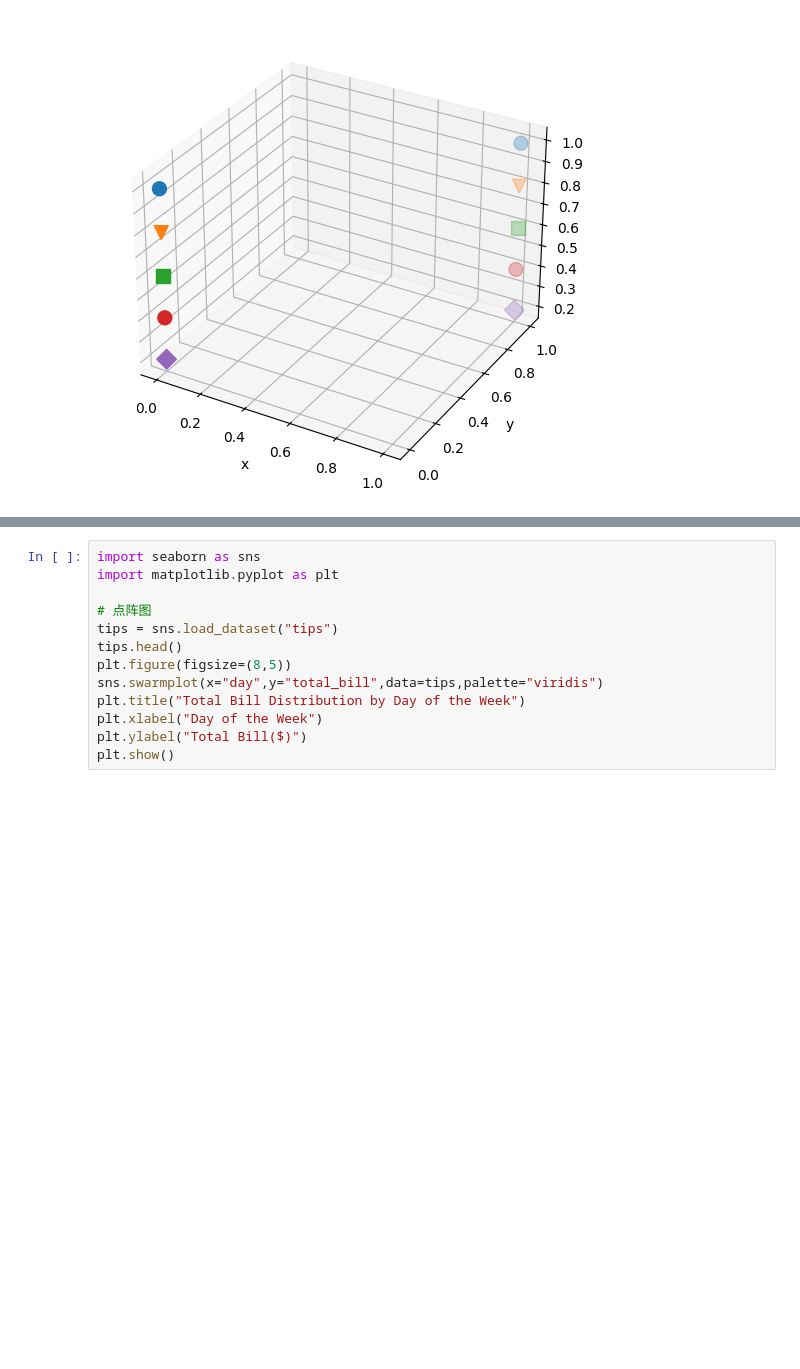
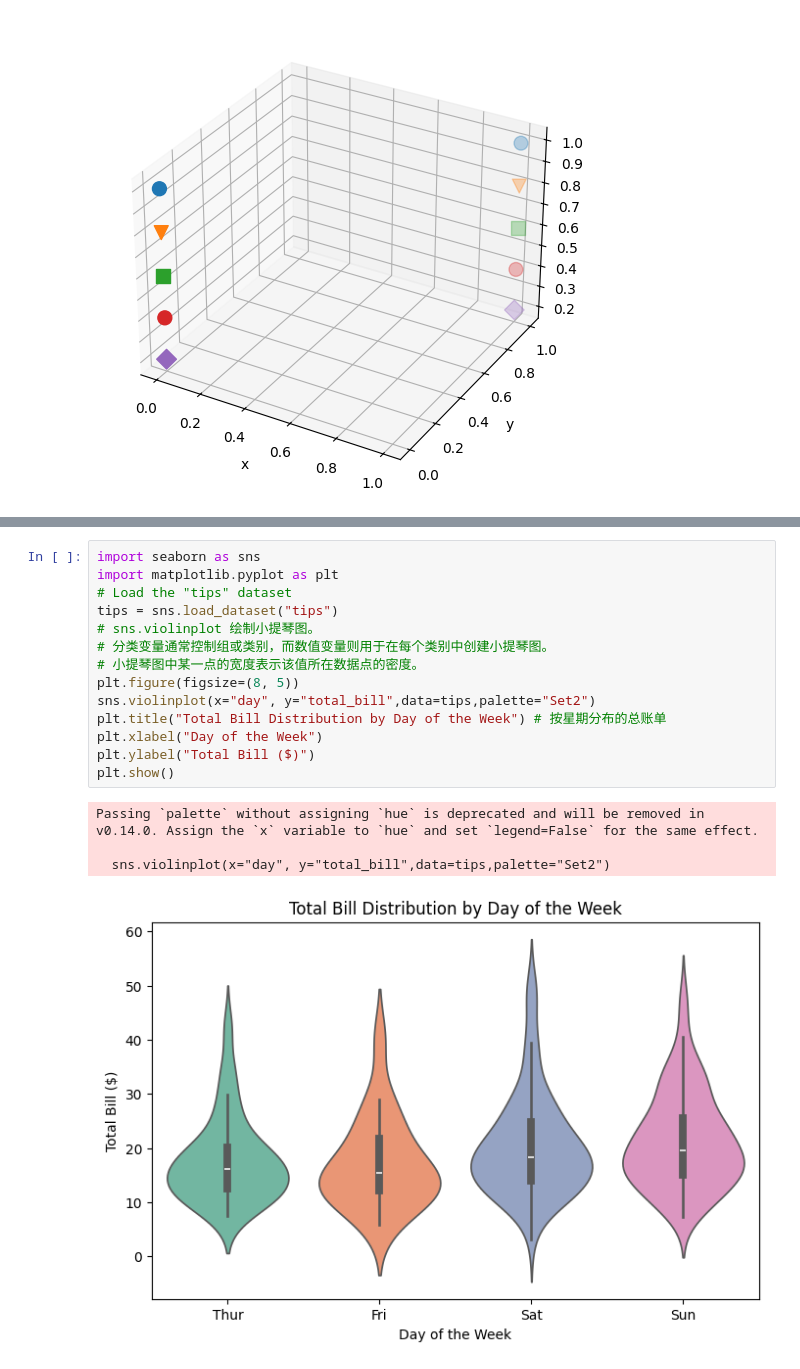
Before and after one commit to xiaoshunren/AI, a Jupyter notebook: Ai-Study/MATPLOTLIB_PROJECT/matplotlib_main.ipynb, the cells around one changed output, grey strips where cells are left out. Saved outputs shown, nothing was run; the diff lists cells and outputs as text; blank space fills up the shorter version.

```diff
--- a/Ai-Study/MATPLOTLIB_PROJECT/matplotlib_main.ipynb
+++ b/Ai-Study/MATPLOTLIB_PROJECT/matplotlib_main.ipynb
@@ -187,13 +212,19 @@ Passing `palette` without assigning `hue` is deprecated and will be removed in v
 # %%
 import seaborn as sns
 import matplotlib.pyplot as plt
-
-# 点阵图
+# Load the "tips" dataset
 tips = sns.load_dataset("tips")
-tips.head()
-plt.figure(figsize=(8,5))
-sns.swarmplot(x="day",y="total_bill",data=tips,palette="viridis")
-plt.title("Total Bill Distribution by Day of the Week")
+# sns.violinplot 绘制小提琴图。
+# 分类变量通常控制组或类别，而数值变量则用于在每个类别中创建小提琴图。
+# 小提琴图中某一点的宽度表示该值所在数据点的密度。
+plt.figure(figsize=(8, 5))
+sns.violinplot(x="day", y="total_bill",data=tips,palette="Set2")
+plt.title("Total Bill Distribution by Day of the Week") # 按星期分布的总账单
 plt.xlabel("Day of the Week")
-plt.ylabel("Total Bill($)")
+plt.ylabel("Total Bill ($)")
 plt.show()
+# %% [output]
+Passing `palette` without assigning `hue` is deprecated and will be removed in v0.14.0. Assign the `x` variable to `hue` and set `legend=False` for the same effect.
+
+  sns.violinplot(x="day", y="total_bill",data=tips,palette="Set2")
+[figure, added]
```
Also changed, not shown: parts of 9 cells of this notebook, 2 other files.
